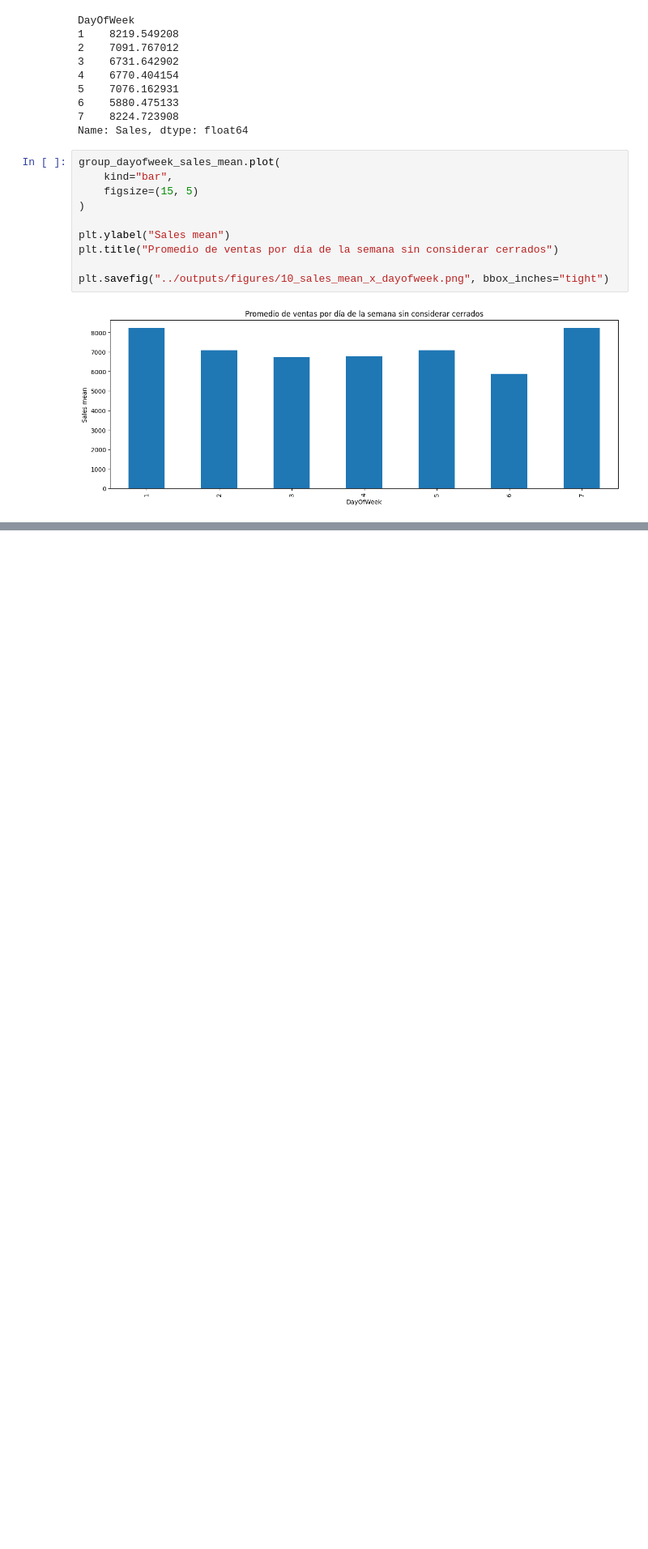
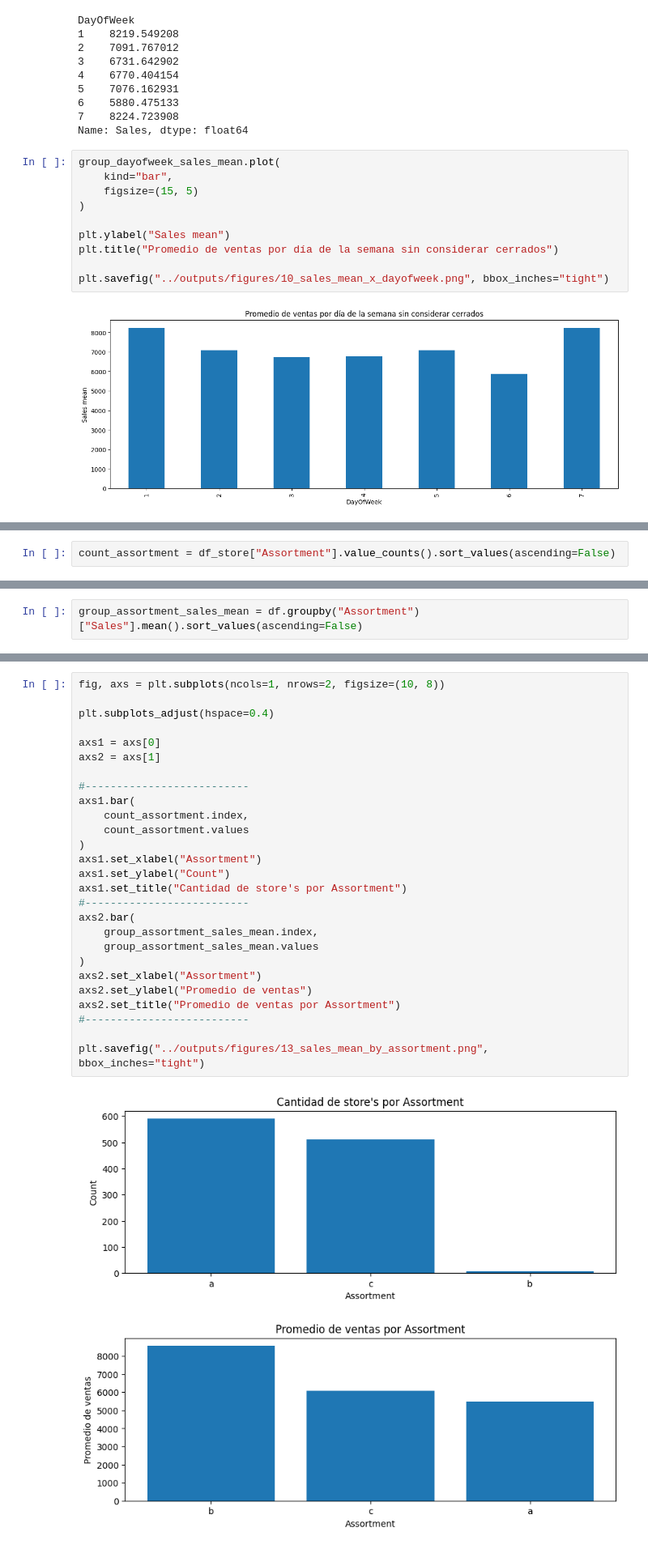
Before and after one commit to charligram/7_rossman_store_sales, a Jupyter notebook: notebooks/01_EDA.ipynb, the cells around one changed output, grey strips where cells are left out. Shown at 81% size. Cells and saved outputs as stored; diff of their text form; blank space fills up the shorter version.

```diff
--- a/notebooks/01_EDA.ipynb
+++ b/notebooks/01_EDA.ipynb
@@ -1089,0 +1262,2 @@ plt.savefig("../outputs/figures/10_sales_mean_x_dayofweek.png", bbox_inches="tig
+# %%
+count_assortment = df_store["Assortment"].value_counts().sort_values(ascending=False)
@@ -1089,0 +1272,2 @@ plt.savefig("../outputs/figures/10_sales_mean_x_dayofweek.png", bbox_inches="tig
+# %%
+group_assortment_sales_mean = df.groupby("Assortment")["Sales"].mean().sort_values(ascending=False)
@@ -1089,0 +1282,29 @@ plt.savefig("../outputs/figures/10_sales_mean_x_dayofweek.png", bbox_inches="tig
+# %%
+fig, axs = plt.subplots(ncols=1, nrows=2, figsize=(10, 8))
+
+plt.subplots_adjust(hspace=0.4)
+
+axs1 = axs[0]
+axs2 = axs[1]
+
+#--------------------------
+axs1.bar(
+    count_assortment.index,
+    count_assortment.values
+)
+axs1.set_xlabel("Assortment")
+axs1.set_ylabel("Count")
+axs1.set_title("Cantidad de store's por Assortment")
+#--------------------------
+axs2.bar(
+    group_assortment_sales_mean.index,
+    group_assortment_sales_mean.values
+)
+axs2.set_xlabel("Assortment")
+axs2.set_ylabel("Promedio de ventas")
+axs2.set_title("Promedio de ventas por Assortment")
+#--------------------------
+
+plt.savefig("../outputs/figures/13_sales_mean_by_assortment.png", bbox_inches="tight")
+# %% [output]
+[figure, added]
```
Also changed, not shown: parts of 66 cells of this notebook, 10 other files.
